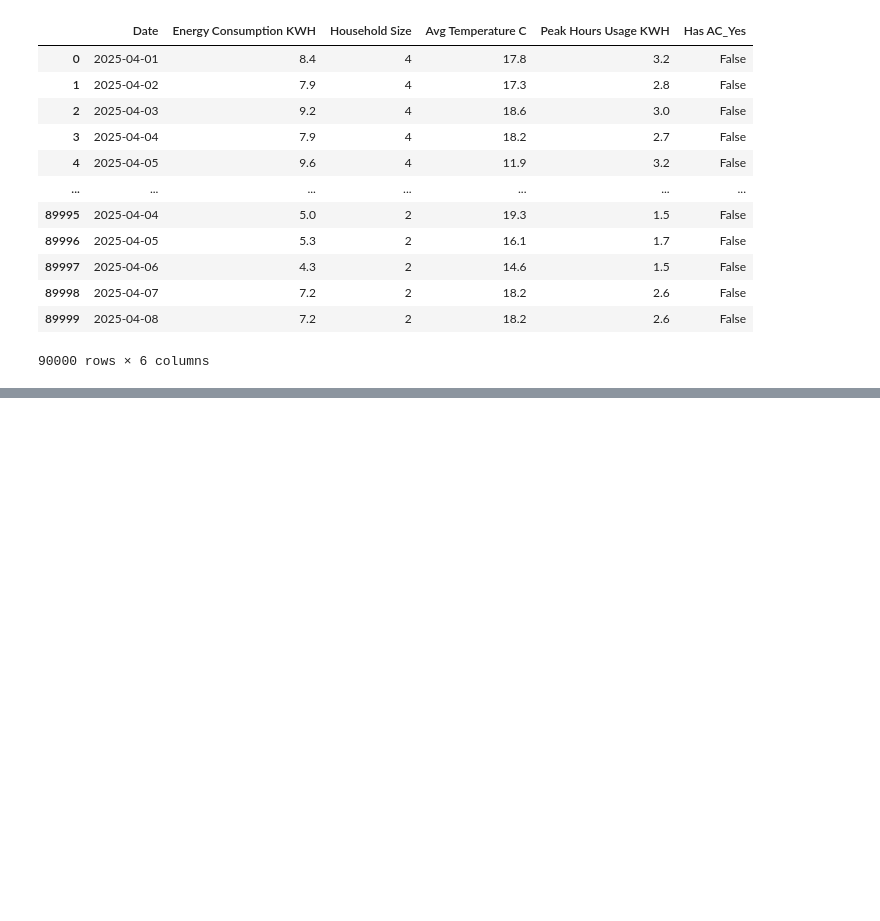
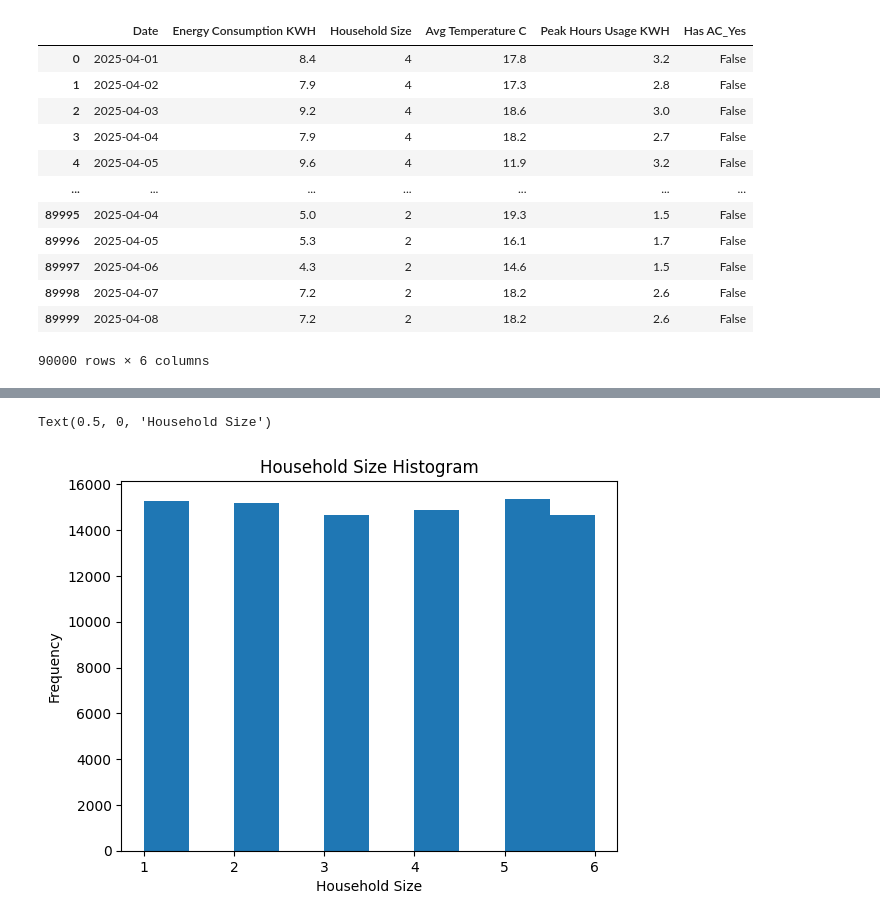
Before and after one commit to ClaytonM556/Household-Energy-Consumption, a Jupyter notebook: Household Energy Consumption.ipynb, the cells around one changed output, grey strips where cells are left out. Drawn from its saved outputs; the diff is of its cells as text; code cells hidden in the pictures; blank space fills up the shorter version.

```diff
--- a/Household Energy Consumption.ipynb
+++ b/Household Energy Consumption.ipynb
@@ -118,0 +180,7 @@ display(df) ##displays the dataframe with the new column names
+# %%
+df['Household Size'].plot(kind='hist' ) ##plots a histogram of the 'Household Size' column with 50 bins
+plt.title('Household Size Histogram') ##sets the title of the histogram
+plt.xlabel('Household Size') ##sets the x-axis label of the histogram
+# %% [output]
+Text(0.5, 0, 'Household Size')
+[figure, added]
```
Also changed, not shown: parts of 16 cells of this notebook.
